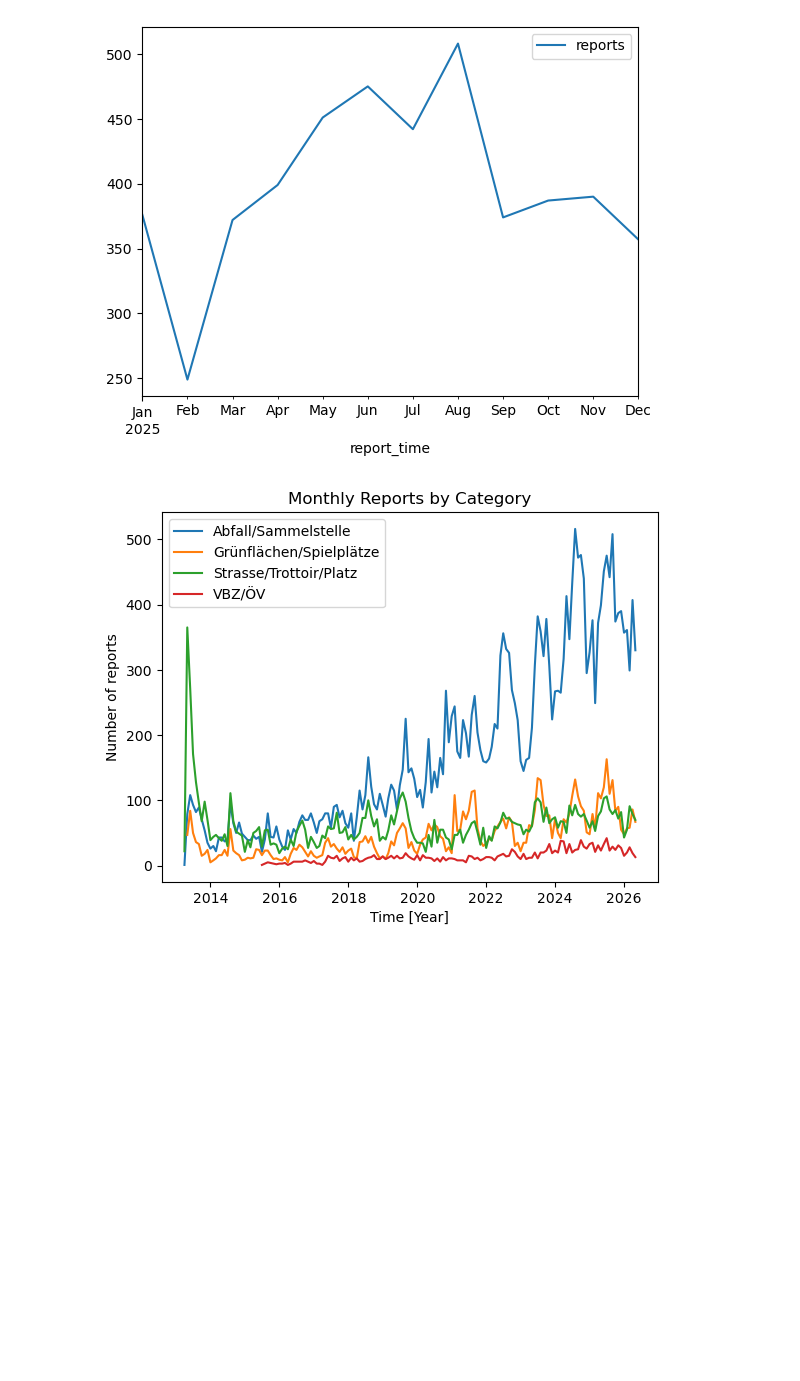
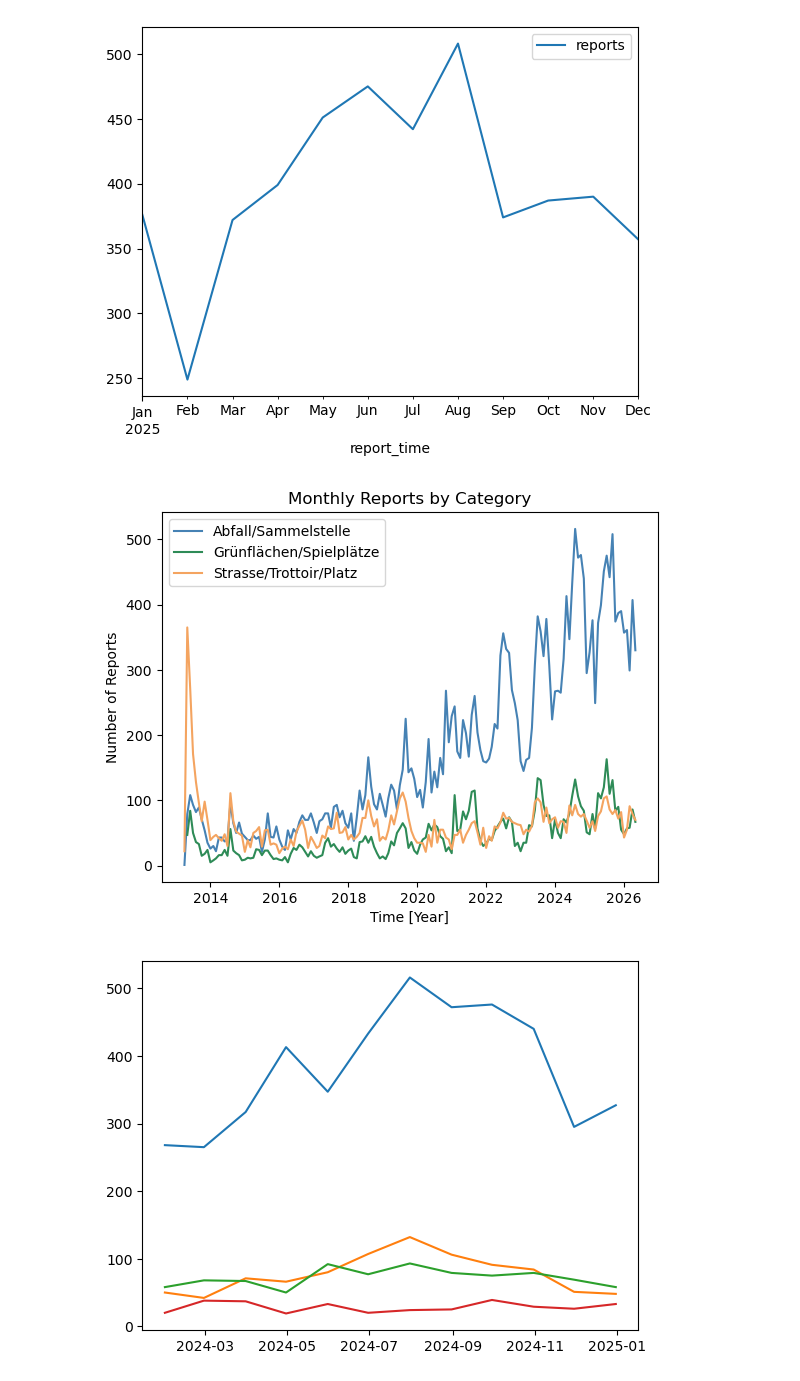
Before and after one commit to arisenn02/ArinaSenn_Project1, a Jupyter notebook: notebooks/3zurich_urban_issues.ipynb, the cells around one changed output. Saved outputs shown, nothing was run; the diff lists cells and outputs as text; code cells hidden in the pictures; blank space fills up the shorter version.

Commit message:
create plot inside function for plotting categories over years

```diff
--- a/notebooks/3zurich_urban_issues.ipynb
+++ b/notebooks/3zurich_urban_issues.ipynb
@@ -179,47 +179,53 @@ zwn_with_quartiere = gpd.sjoin(processed_zwn,processed_quartiere, how="left", pr
 def plot_category_over_years(data,categories):
     data = data.set_index("report_time")
     fig, ax = plt.subplots()
+    colors=["steelblue","seagreen","sandybrown","mediumpurple","lightcoral","cadetblue","rosybrown","darkseagreen","tan","plum"]
+    i=0
     for category in categories:
         filtered_data = data[data["category"]==category]
         monthly_reports = filtered_data.resample("ME").size().reset_index(name="reports")
-        ax.plot(monthly_reports["report_time"], monthly_reports["reports"],label = category)
+        ax.plot(monthly_reports["report_time"], monthly_reports["reports"],color=colors[i],label = category,)
+        i+=1
     ax.set_xlabel("Time [Year]")
     ax.set_ylabel("Number of Reports")
     ax.set_title("Monthly Reports by Category")
     ax.legend()
     plt.show()
 
-plot_category_over_years(zwn_with_quartiere,["Abfall/Sammelstelle","Grünflächen/Spielplätze","Strasse/Trottoir/Platz","VBZ/ÖV"])
+plot_category_over_years(zwn_with_quartiere,["Abfall/Sammelstelle","Grünflächen/Spielplätze","Strasse/Trottoir/Platz",])
 
 def plot_category_over_a_year(data,categories,year):
     data = data.set_index("report_time")
     fig, ax = plt.subplots()
-
+    colors=["steelblue","seagreen","sandybrown","mediumpurple","lightcoral","cadetblue","rosybrown","darkseagreen","tan","plum"]
+    i=0
     for category in categories:
         filtered_data = data[data["category"]==category]
         report_year = filtered_data[filtered_data.index.year == year]
+        i+=1
 
         monthly_reports = report_year.resample("ME").size().reset_index(name="reports")
-        ax.plot(monthly_reports["report_time"], monthly_reports["reports"],label = category)
+        ax.plot(monthly_reports["report_time"], monthly_reports["reports"],label = category,)
 
     plt.show()
 
-#plot_category_over_a_year(zwn_with_quartiere,["Abfall/Sammelstelle","Grünflächen/Spielplätze","Strasse/Trottoir/Platz","VBZ/ÖV"],2025)
+plot_category_over_a_year(zwn_with_quartiere,["Abfall/Sammelstelle","Grünflächen/Spielplätze","Strasse/Trottoir/Platz","VBZ/ÖV"],2024)
 
 
 #Reporttime als Index setzen
 
 #zwn_with_quartiere_filtered
 
 #Anzahl Meldungen pro Monat Abfall
 #monthly_reports = zwn_with_quartiere_filtered.resample("ME").size().reset_index(name ="reports")
 
 #Anzahl Meldungen von 2024-20025 Monat Abfall
 #df_2025 = zwn_with_quartiere_filtered.loc["2025"]
 #monthly_reports_2025 = df_2025.resample("ME").size().reset_index(name="reports")
 
 #plot
 #monthly_reports.plot(x="report_time",y="reports")
 #plt.show()
 # %% [output]
-[figure, old version]
+[figure, new version]
+[figure, added]
```
